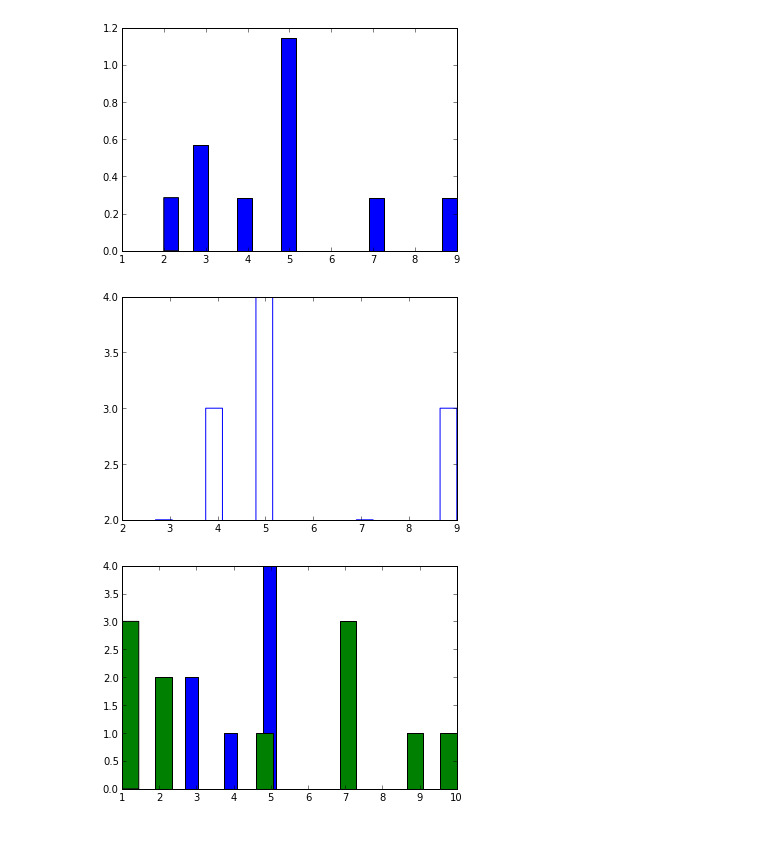
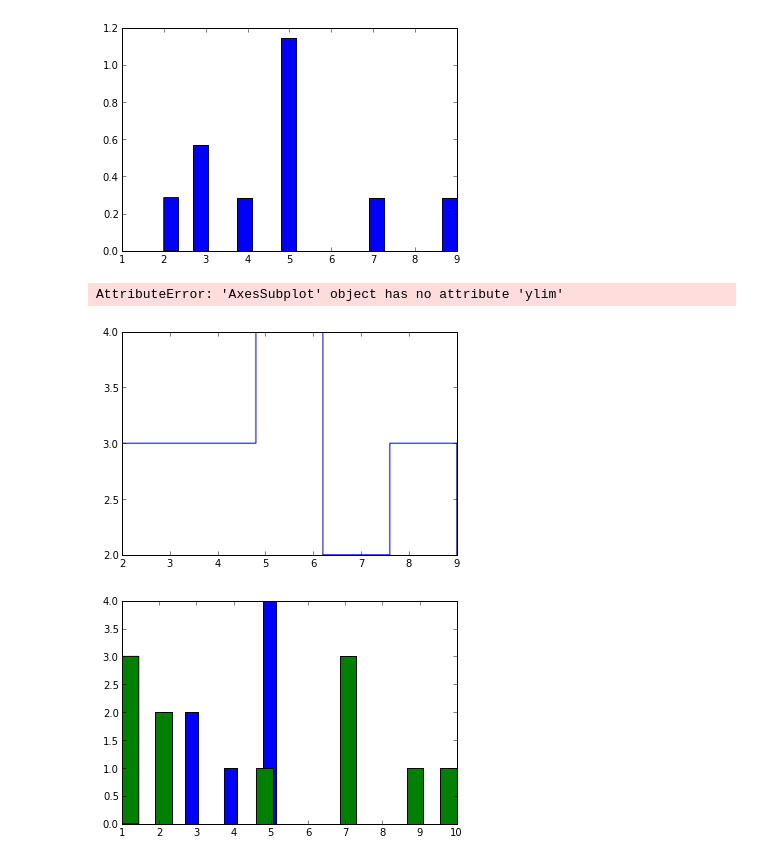
Before and after one commit to ywchiu/pythonbasic, a Jupyter notebook: Datascience2/data_analysis_scikitlearn.ipynb, the cells around one changed output. Drawn from its saved outputs; the diff is of its cells as text; code cells hidden in the pictures.

```diff
--- a/Datascience2/data_analysis_scikitlearn.ipynb
+++ b/Datascience2/data_analysis_scikitlearn.ipynb
@@ -125,9 +125,11 @@ n, bins, patches = ax.hist(x, 20, normed=1, histtype='bar')
 # %%
 fig, ax = plt.subplots()
 x = [2,3,4,5,5,5,3,5,7,7,9,9,9, 4, 4]
-n, bins, patches = ax.hist(x, 20, histtype='step')
+n, bins, patches = ax.hist(x, 5, histtype='step')
+ax.ylim(-1,12)
 # %% [output]
+AttributeError: 'AxesSubplot' object has no attribute 'ylim'
-[figure, old version]
+[figure, new version]
 # %%
 fig, ax = plt.subplots()
 x1 = [2,3,4,5,5,5,3,5,7,9]
```
Also changed, not shown: parts of 15 cells of this notebook, 1 other file.
